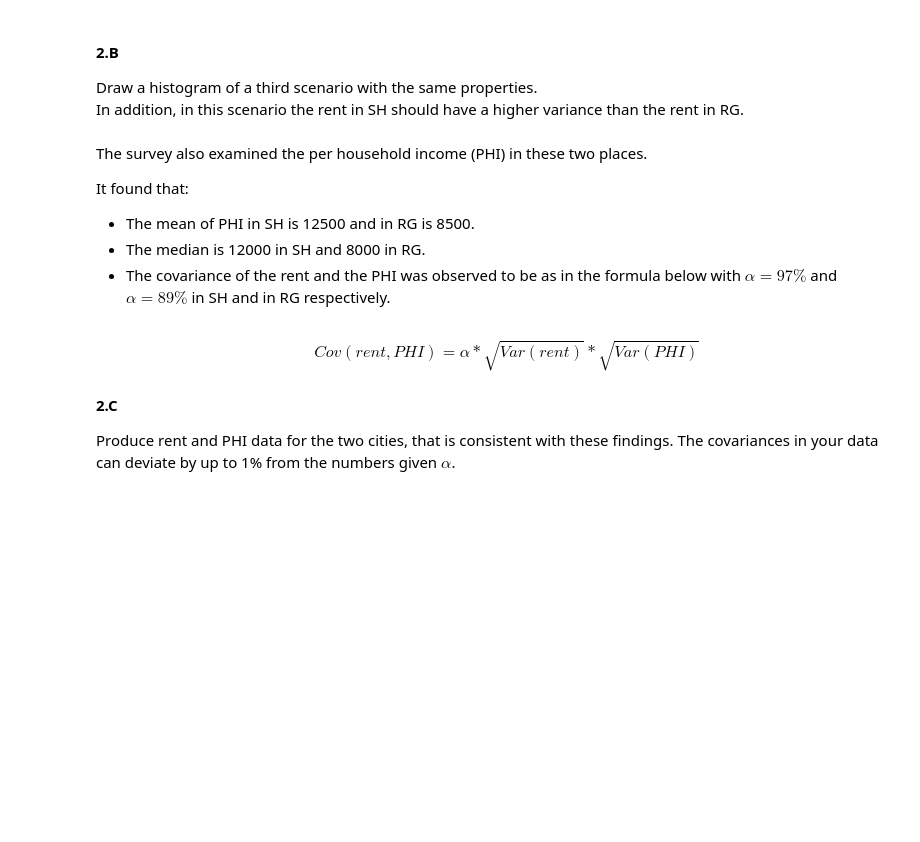
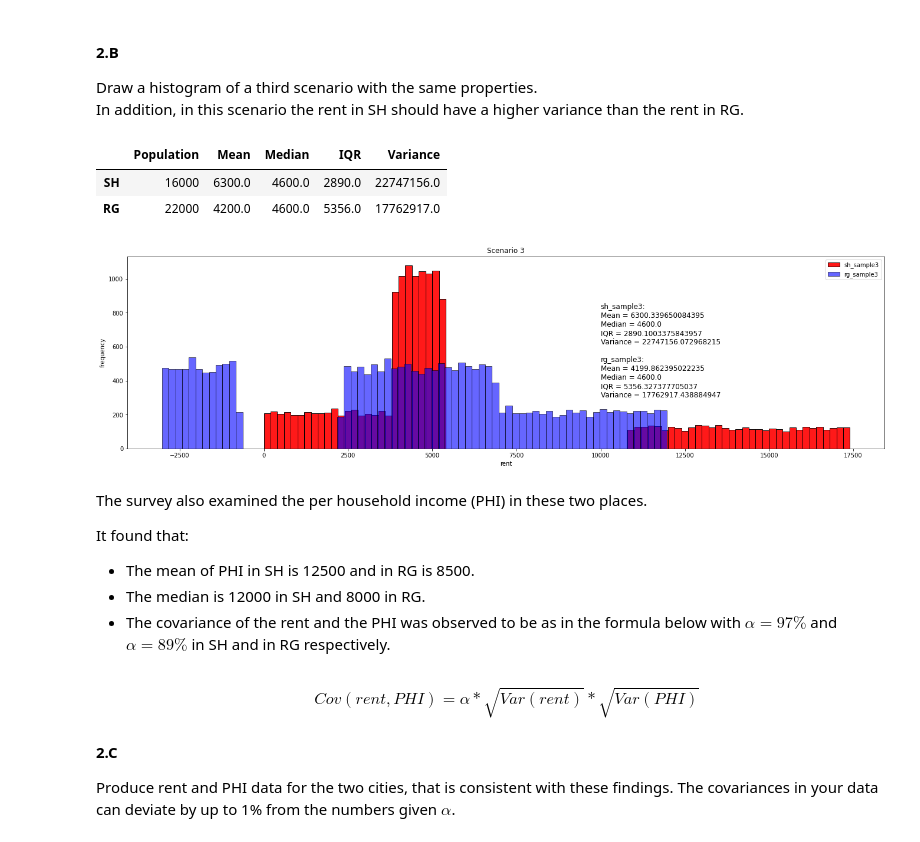
Before and after one commit to shlomoamor/Statistics-Data-Analysis, a Jupyter notebook: HW1.ipynb, the cells around one changed output. Drawn from its saved outputs; the diff is of its cells as text; code cells hidden in the pictures; blank space fills up the shorter version.

```diff
--- a/HW1.ipynb
+++ b/HW1.ipynb
@@ -131,0 +137,19 @@ Draw histograms that describe 2 different scenarii of possible distributions of
+# %%
+def create_distrabution(pop_size, mean_rent, median_rent, max_rent, quartile,start=0):
+  # We ensure that the middle of the array is the median
+  median_arr = np.array([median_rent, median_rent])
+  # We construct 4 arrays from start -> Q1, Q-> Med and so on..
+  zero_q1_arr = np.random.randint(start, median_rent-quartile, size=((pop_size)//4)).astype(np.float)
+  q1_med_arr = np.random.randint(median_rent-quartile, median_rent, size=((pop_size)//4)-1).astype(np.float)
+  #print(max(zero_q1_arr))
+  #print(max(q1_med_arr))
+  med_q3_arr = np.random.randint(median_rent+1, median_rent+quartile, size=((pop_size)//4)-1).astype(np.float)
+  q3_end_arr = np.random.randint(median_rent+quartile, max_rent, size=((pop_size)//4)).astype(np.float)
+  # Now we need to ensure that the mean is as we want it, so we add a factor to the last subarray
+  factor = ((mean_rent*pop_size)-(np.sum(zero_q1_arr) + np.sum(q1_med_arr) + np.sum(median_arr) + np.sum(med_q3_arr) + np.sum(q3_end_arr))) / ((pop_size/4)-1)
+  if factor>0:
+    q3_end_arr += factor
+  else:
+    zero_q1_arr += factor
+  t=np.concatenate((zero_q1_arr,q1_med_arr, median_arr, med_q3_arr,q3_end_arr))
+  return np.concatenate((zero_q1_arr,q1_med_arr, median_arr, med_q3_arr,q3_end_arr))
@@ -133,6 +231,31 @@ Draw histograms that describe 2 different scenarii of possible distributions of
 #### 2.B
 Draw a histogram of a third scenario with the same properties. <br>
 In addition, in this scenario the rent in SH should have a higher variance than the rent in RG.
+# %%
+sh_sample3 = create_distrabution(sh_pop, sh_mean_rent, median_rent, 12000, median_rent//6)
+rg_sample3 = create_distrabution(rg_pop, rg_mean_rent, median_rent, 12000, median_rent//2)
+pd2 = pd.DataFrame([{"Population":len(sh_sample3), "Mean":np.rint(np.mean(sh_sample3)),"Median":np.median(sh_sample3), "IQR":np.rint(stats.iqr(sh_sample3)), "Variance":np.rint(np.var(sh_sample3))},
+                      {"Population":len(rg_sample3), "Mean":np.rint(np.mean(rg_sample3)),"Median":np.median(rg_sample3), "IQR":np.rint(stats.iqr(rg_sample3)),"Variance":np.rint(np.var(rg_sample3))}], index=["SH", "RG"])
+pd2
+# %% [output]
+|  | Population | Mean | Median | IQR | Variance |
+| SH | 16000 | 6300.0 | 4600.0 | 2890.0 | 22747156.0 |
+| RG | 22000 | 4200.0 | 4600.0 | 5356.0 | 17762917.0 |
+# %%
+fig, ax = plt.subplots(ncols=1, figsize=(23,6))
+# Scenario 1
+ax.hist(sh_sample3, color = 'red',bins=np.arange(np.min(sh_sample3), np.max(sh_sample3)+100, 200), label='sh_sample3', alpha=.9,  edgecolor='black')
+ax.hist(rg_sample3, color = 'blue', bins=np.arange(np.min(rg_sample3), np.max(rg_sample3)+100, 200), label='rg_sample3', alpha=.6,  edgecolor='black')
+ax.legend()
+ax.set_xlabel('rent')
+ax.set_ylabel('frequency')
+ax.set_title('Scenario 3')
+stats_sh_1 = f"sh_sample3:\nMean = {sh_sample3.mean()} \nMedian = {np.median(sh_sample3)} \nIQR = {stats.iqr(sh_sample3)} \nVariance = {np.var(sh_sample3)} \n\n"
+stats_rg_1 = f"rg_sample3:\nMean = {rg_sample3.mean()} \nMedian = {np.median(rg_sample3)} \nIQR = {stats.iqr(rg_sample3)} \nVariance = {np.var(rg_sample3)} \n"
+ax.text(x=10000, y=250, s=(stats_sh_1 + stats_rg_1) , fontsize=12)
+plt.show()
+# %% [output]
+[figure, added]
 # %% [markdown]
 The survey also examined the per household income (PHI) in these two places.<br>
 
```
Also changed, not shown: parts of 18 cells of this notebook.
